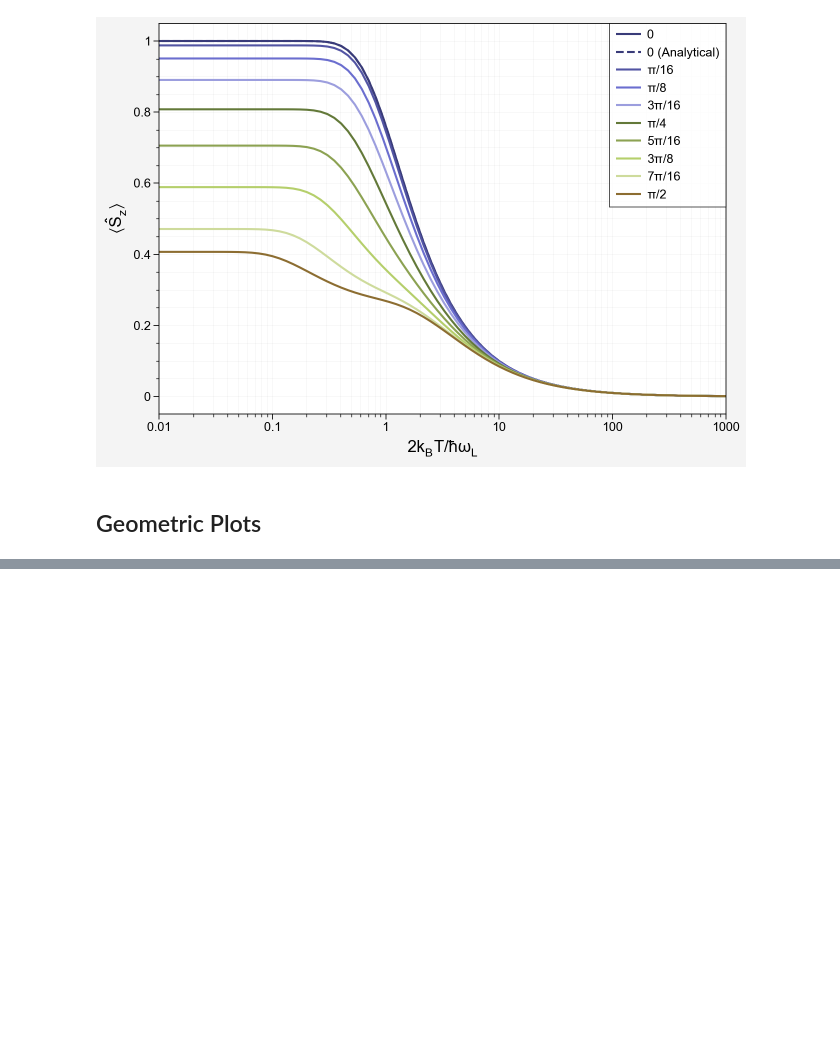
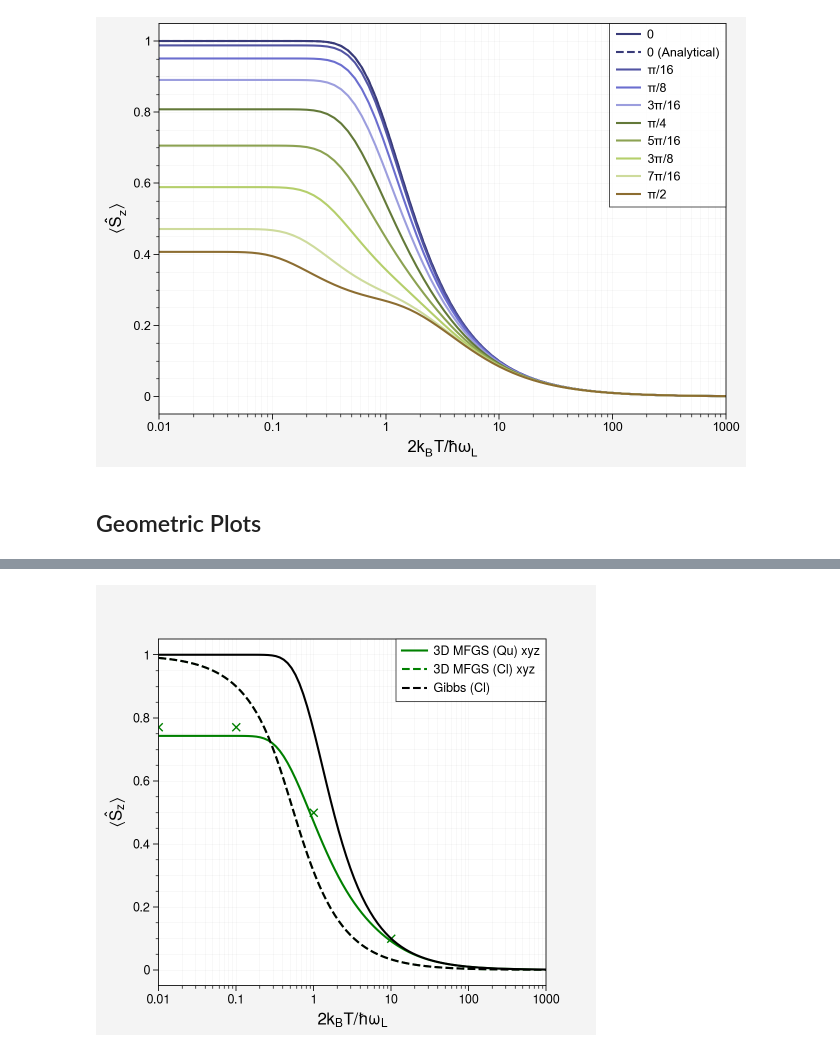
Before and after one commit to quantum-exeter/QuantumSpinDynamics, a Jupyter notebook: plot/plotStatics.ipynb, the cells around one changed output, grey strips where cells are left out. Cells and saved outputs as stored; diff of their text form; code cells hidden in the pictures; blank space fills up the shorter version.

```diff
--- a/plot/plotStatics.ipynb
+++ b/plot/plotStatics.ipynb
@@ -203,0 +216,30 @@ plt.savefig("C://Users//crh222//Dropbox//PhD//1. RC Mapping//Graphs//Statics//di
+# %%
+fig, ax = plt.subplots(figsize=(5, 4.5))  #size in inches
+
+ax.get_xaxis().tick_bottom()
+ax.get_yaxis().tick_left()
+
+ax.set_xlabel("$2k_B T/\hbar\omega_L$", fontsize=12)
+ax.set_xlim(0.01, 1000)
+ax.set_ylabel("$\langle \\hat{S}_z\\rangle$", fontsize=12)
+
+##### Data ######
+
+ax.semilogx(data3D_xyz[:,0], -data3D_xyz[:,1], 'g-', label="3D MFGS (Qu) xyz") # 3D MFGS XYZ
+ax.semilogx(data3D_xyz_cl[:,0], data3D_xyz_cl[:,1], 'g--', label="3D MFGS (Cl) xyz") # 3D MFGS XYZ
+
+ax.plot(0.01, 0.77, 'gx')
+ax.plot(0.1, 0.77, 'gx')
+ax.plot(1, 0.5, 'gx')
+ax.plot(10, 0.1, 'gx')
+
+
+ax.semilogx(dataG[:,0], -dataG[:,1], 'k-') # Gibbs State
+ax.semilogx(dataG[:,0], ((1/np.tanh(1/dataG[:,0]) - (dataG[:,0]))), 'k--', label="Gibbs (Cl)") # Gibbs State
+ax.grid(which='both', lw='0.2')
+
+ax.legend(ncol=1)
+
+plt.savefig("C://Users//crh222//Dropbox//PhD//1. RC Mapping//Graphs//Statics//dim_comp_prma_3d_5", dpi=300)
+# %% [output]
+[figure, added]
```
Also changed, not shown: parts of 4 cells of this notebook, 1 other file.
